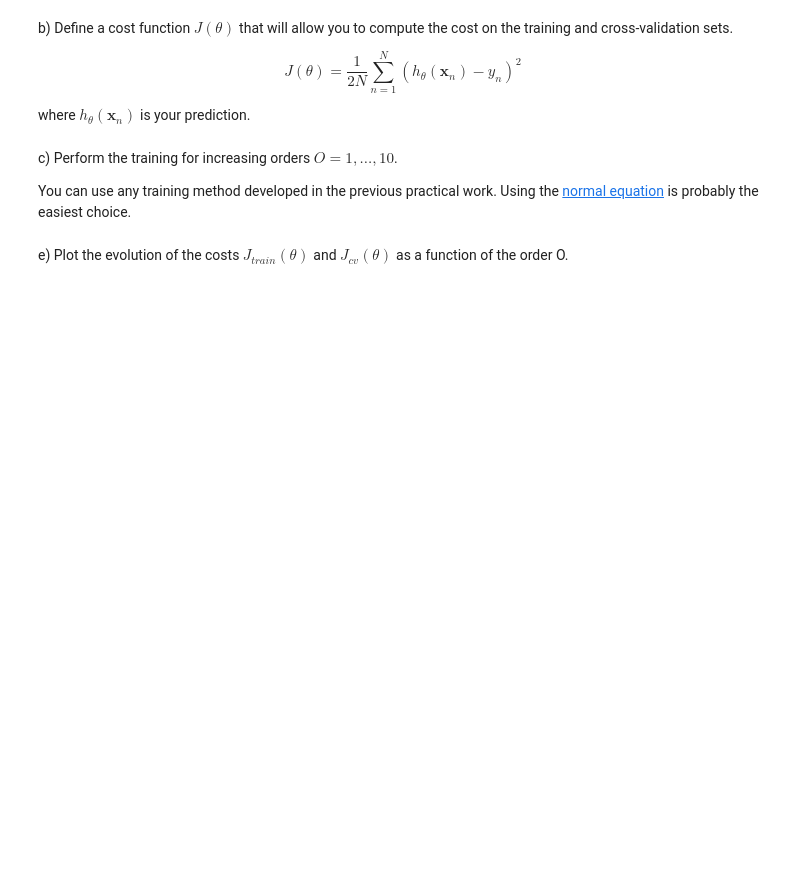
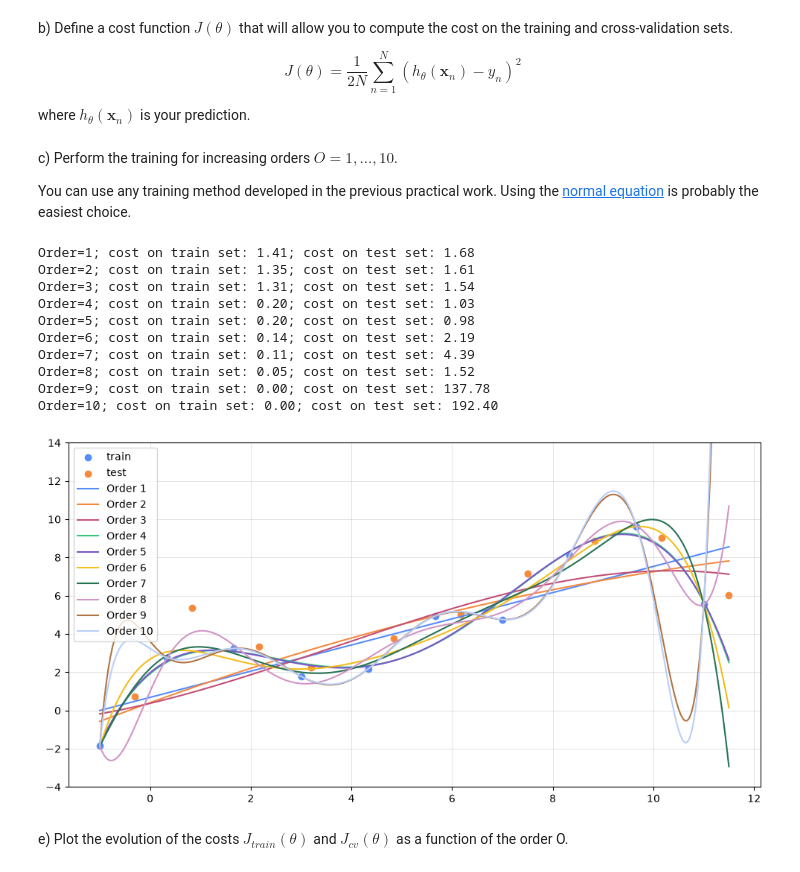
Before and after one commit to NoeBerdoz/FTP_MachLe, a Jupyter notebook: PW7/pw_resources/ex3-overfitting/ex3-overfitting-stud.ipynb, the cells around one changed output. Cells and saved outputs as stored; diff of their text form; code cells hidden in the pictures; blank space fills up the shorter version.

```diff
--- a/PW7/pw_resources/ex3-overfitting/ex3-overfitting-stud.ipynb
+++ b/PW7/pw_resources/ex3-overfitting/ex3-overfitting-stud.ipynb
@@ -47,40 +57,71 @@ c) Perform the training for increasing orders $O= 1 ,..., 10$.
 
 You can use any training method developed in the previous practical work. Using the [normal equation](http://mlwiki.org/index.php/Normal_Equation) is probably the easiest choice.
 # %%
-# TODO: implement the training method. The pseudo-code here is mostly for the normal equation. Adapt to your needs.
+# TODO: implement the training method. The pseudo-code here is mostly for the normal equation. Adapt to your needs. -> DONE
+
+# rescale x to [-1, 1] with the training min and max, so that the powers of x keep similar sizes
+x_min = X_train.min()
+x_max = X_train.max()
+
+def scale(X):
+    return 2 * (X - x_min) / (x_max - x_min) - 1
+
+def make_design(X, order):
+    columns = []
+    for p in range(order + 1):
+        columns.append(X**p)
+    return np.column_stack(columns)
 
 def fit(X_train: np.array, y_train: np.array, order: float) -> np.array:
-    X_design = ...
-    thetas = ...
+    X_design = make_design(scale(X_train), order)
+    thetas = pinv(X_design.T.dot(X_design)).dot(X_design.T).dot(y_train)
     return thetas
 
 def predict(thetas: np.array, X: np.array) -> np.array:
     y_pred = 0
-    ... # probably loop over the thetas...
+    for p in range(len(thetas)):
+        y_pred = y_pred + thetas[p] * scale(X)**p
     return y_pred
 # %%
 plt.figure(figsize=(12,6))
 plt.grid(alpha=0.5)
 plt.scatter(X_train, y_train)
 plt.scatter(X_test, y_test)
 
-...
+x_plot = np.linspace(-1, 11.5, 300)
+orders = list(range(1, 11))
 
 train_cost_curve = []
 test_cost_curve = []
-for order in range(10):
-    ...
+for order in orders:
+    thetas = fit(X_train, y_train, order)
+    plt.plot(x_plot, predict(thetas, x_plot))
 
     # Test on train set
-    ...
+    cost_train = compute_cost(predict(thetas, X_train), y_train)
+    train_cost_curve.append(cost_train)
 
     # Test on test set
-    ...
+    cost_test = compute_cost(predict(thetas, X_test), y_test)
+    test_cost_curve.append(cost_test)
 
     print(f"Order={order}; cost on train set: {cost_train:.2f}; cost on test set: {cost_test:.2f}")
 
 
-plt.legend([f"Order {i}" for i in range(10)]);
+plt.ylim(-4, 14)  # zoom on the data, high orders explode
+plt.legend(['train', 'test'] + [f"Order {i}" for i in orders]); # labels in drawing order
+# %% [output]
+Order=1; cost on train set: 1.41; cost on test set: 1.68
+Order=2; cost on train set: 1.35; cost on test set: 1.61
+Order=3; cost on train set: 1.31; cost on test set: 1.54
+Order=4; cost on train set: 0.20; cost on test set: 1.03
+Order=5; cost on train set: 0.20; cost on test set: 0.98
+Order=6; cost on train set: 0.14; cost on test set: 2.19
+Order=7; cost on train set: 0.11; cost on test set: 4.39
+Order=8; cost on train set: 0.05; cost on test set: 1.52
+Order=9; cost on train set: 0.00; cost on test set: 137.78
+Order=10; cost on train set: 0.00; cost on test set: 192.40
+[figure, added]
 # %% [markdown]
 e) Plot the evolution of the costs
 $J_{train}(θ)$ and $J_{cv}(θ)$
```
Also changed, not shown: parts of 7 cells of this notebook.
